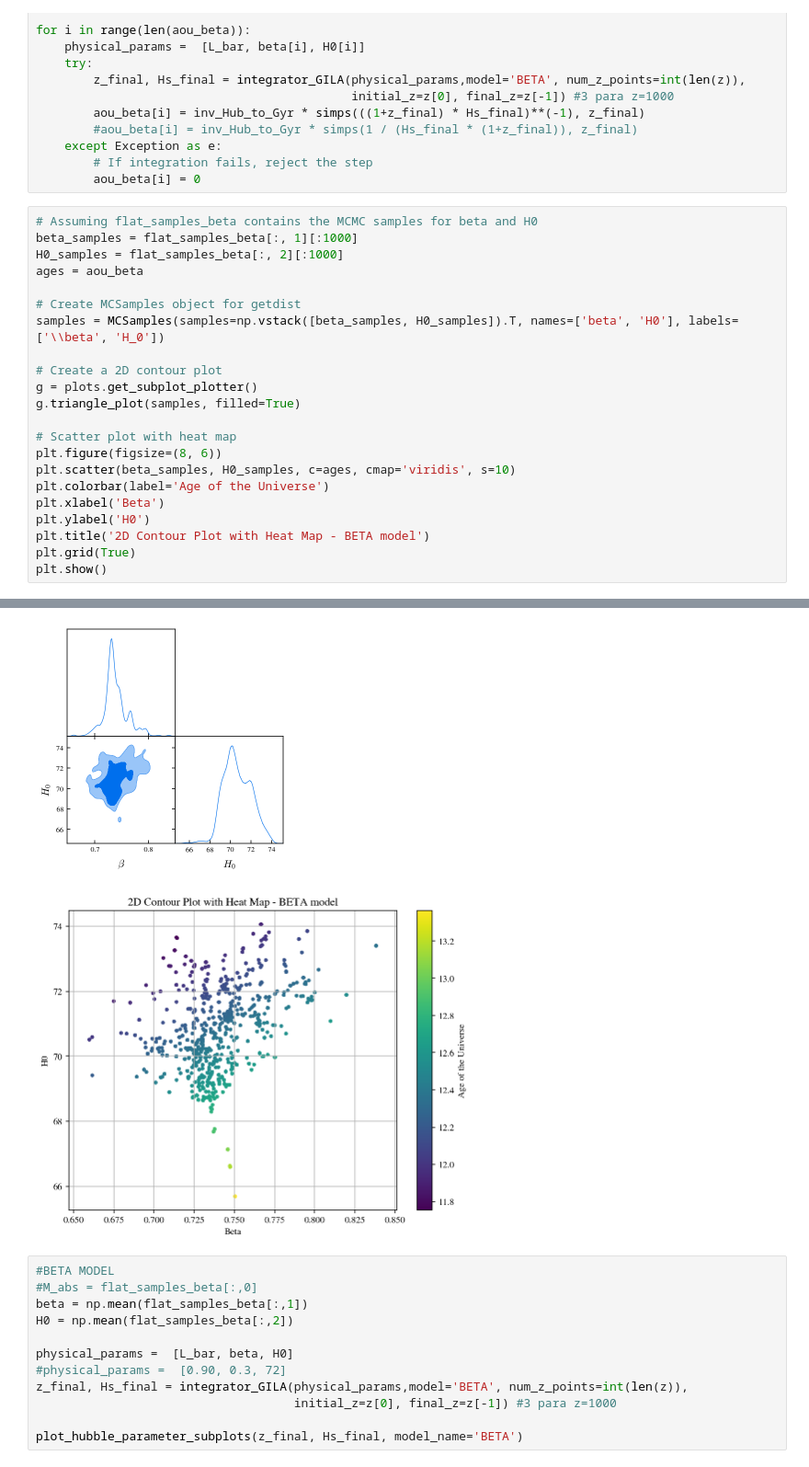
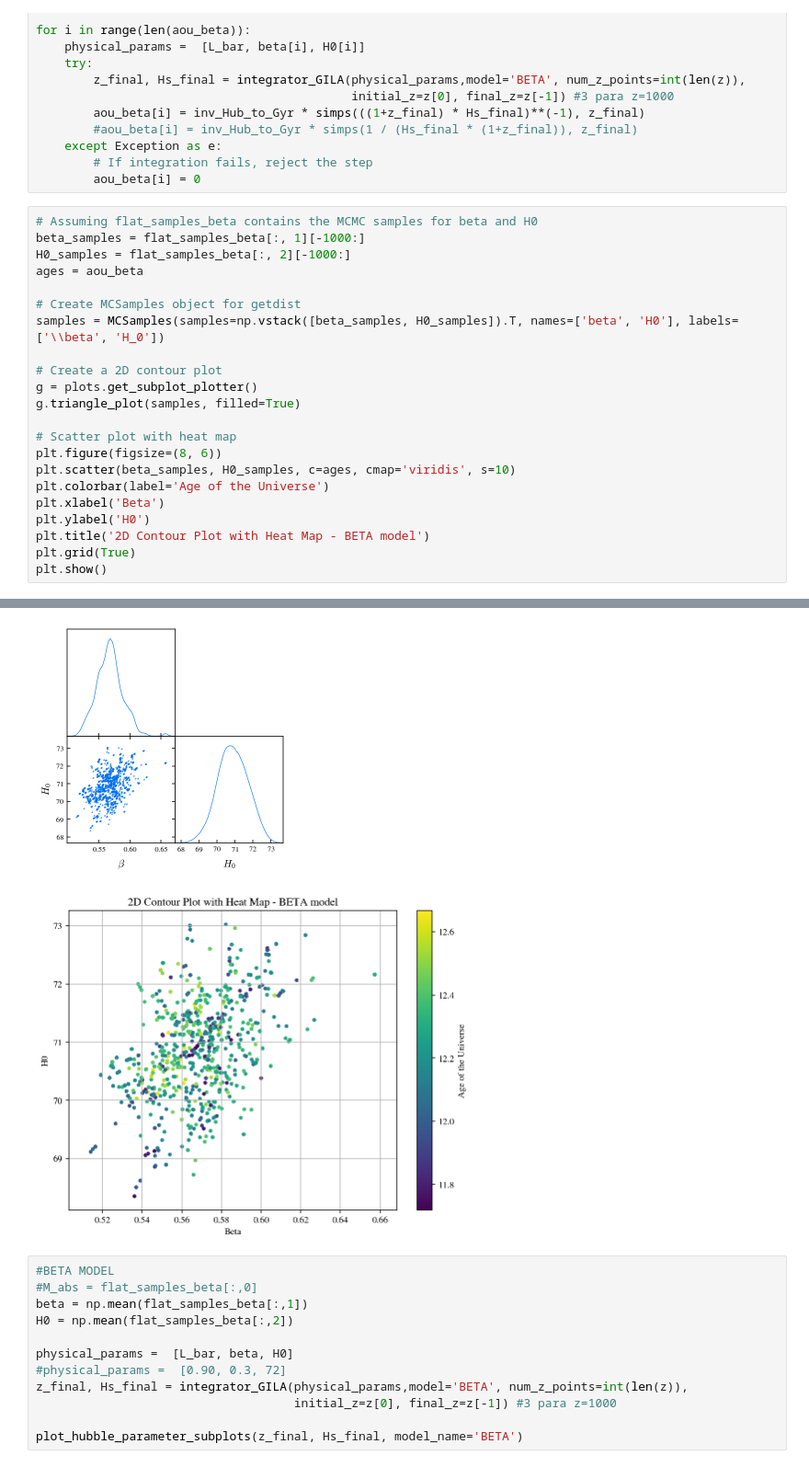
Before and after one commit to matiasleize/GC_MCMC, a Jupyter notebook: notebooks/age_of_the_universe/plot_age_of_universe_0.90_z_linspace.ipynb, the cells around one changed output, grey strips where cells are left out. Shown at 92% size. Cells and saved outputs as stored; diff of their text form.

```diff
--- a/notebooks/age_of_the_universe/plot_age_of_universe_0.90_z_linspace.ipynb
+++ b/notebooks/age_of_the_universe/plot_age_of_universe_0.90_z_linspace.ipynb
@@ -355,8 +355,8 @@ for i in range(len(aou_beta)):
         aou_beta[i] = 0
 # %%
 # Assuming flat_samples_beta contains the MCMC samples for beta and H0
-beta_samples = flat_samples_beta[:, 1][:1000]
-H0_samples = flat_samples_beta[:, 2][:1000]
+beta_samples = flat_samples_beta[:, 1][-1000:]
+H0_samples = flat_samples_beta[:, 2][-1000:]
 ages = aou_beta
 
 # Create MCSamples object for getdist
@@ -379,5 +380,5 @@ plt.show()
-[figure, old version]
+[figure, new version]
-[figure, old version]
+[figure, new version]
 # %%
 #BETA MODEL
 #M_abs = flat_samples_beta[:,0]
```
Also changed, not shown: parts of 6 cells of this notebook.
